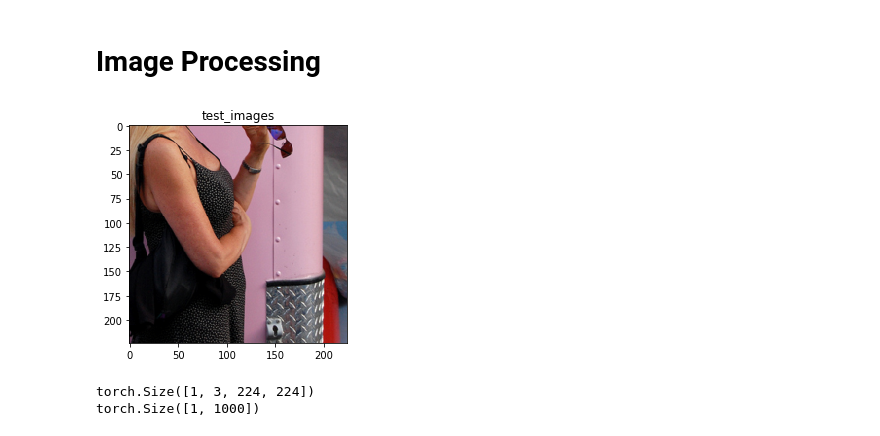
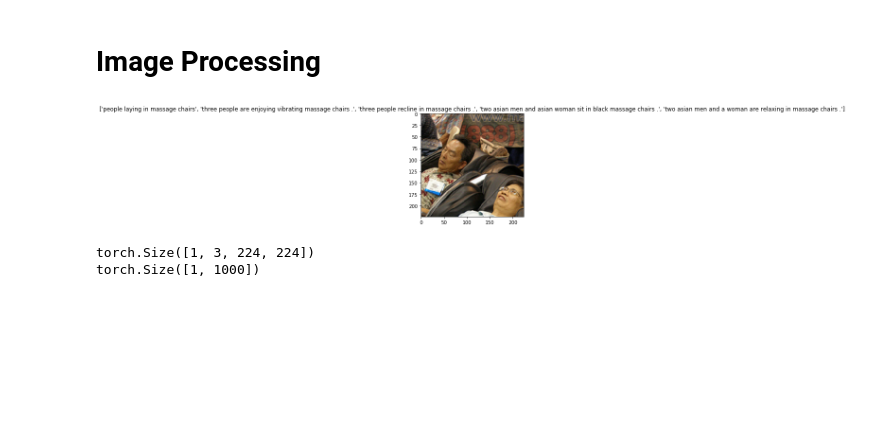
Before and after one commit to AntoineSueur/Brain-ML, a Jupyter notebook: Feature_Extraction.ipynb, the cells around one changed output. Drawn from its saved outputs; the diff is of its cells as text; code cells hidden in the pictures; blank space fills up the shorter version.

Commit message:
Data pipeline

```diff
--- a/Feature_Extraction.ipynb
+++ b/Feature_Extraction.ipynb
@@ -125,12 +129,22 @@ data_transforms = {
     ]),
 }
 
-
 data_dir = './Data/Flicker8k_Dataset/'
 image_datasets = {x: datasets.ImageFolder(os.path.join(data_dir, ""),
                                           data_transforms[x])
                   for x in ['train']}
+
+image_datasets['train'].classes = uni_filenames
+image_datasets['train'].class_to_idx = {image_datasets['train'].classes[i]: i for i in range(len(image_datasets['train'].classes))}
+
+for i in range(len(image_datasets['train'].imgs)):
+    lst = list(image_datasets['train'].imgs[i])
+    lst[1] = image_datasets['train'].class_to_idx[lst[0].replace('./Data/Flicker8k_Dataset/train\\','')]
+    image_datasets['train'].imgs[i] = tuple(lst)
+
 dataloaders = {x: torch.utils.data.DataLoader(image_datasets[x], batch_size=1,
                                              shuffle=True, num_workers=4)
               for x in ['train']}
 dataset_sizes = {x: len(image_datasets[x]) for x in ['train']}
+
+class_names = image_datasets['train'].classes
@@ -137,26 +192,26 @@ dataset_sizes = {x: len(image_datasets[x]) for x in ['train']}
 # %%
 def imshow(inp, title=None):
     """Imshow for Tensor."""
     inp = inp.numpy().transpose((1, 2, 0))
     mean = np.array([0.485, 0.456, 0.406])
     std = np.array([0.229, 0.224, 0.225])
     inp = std * inp + mean
     inp = np.clip(inp, 0, 1)
     plt.imshow(inp)
     if title is not None:
         plt.title(title)
     plt.pause(0.001)  # pause a bit so that plots are updated
 
 
 # Get a batch of training data
 inputs, classes = next(iter(dataloaders['train']))
 
 # Make a grid from batch
 out = torchvision.utils.make_grid(inputs)
-
-imshow(out, title="test_images")
+captions = list(df_txt["caption"].loc[df_txt["filename"]==class_names[classes]].values)
+imshow(out, title=captions)
 # %% [output]
-[figure, old version]
+[figure, new version]
 # %%
 for i, (inputs, labels) in enumerate(dataloaders['train']):
     inputs = inputs.to(device)
```
Also changed, not shown: parts of 12 cells of this notebook.
